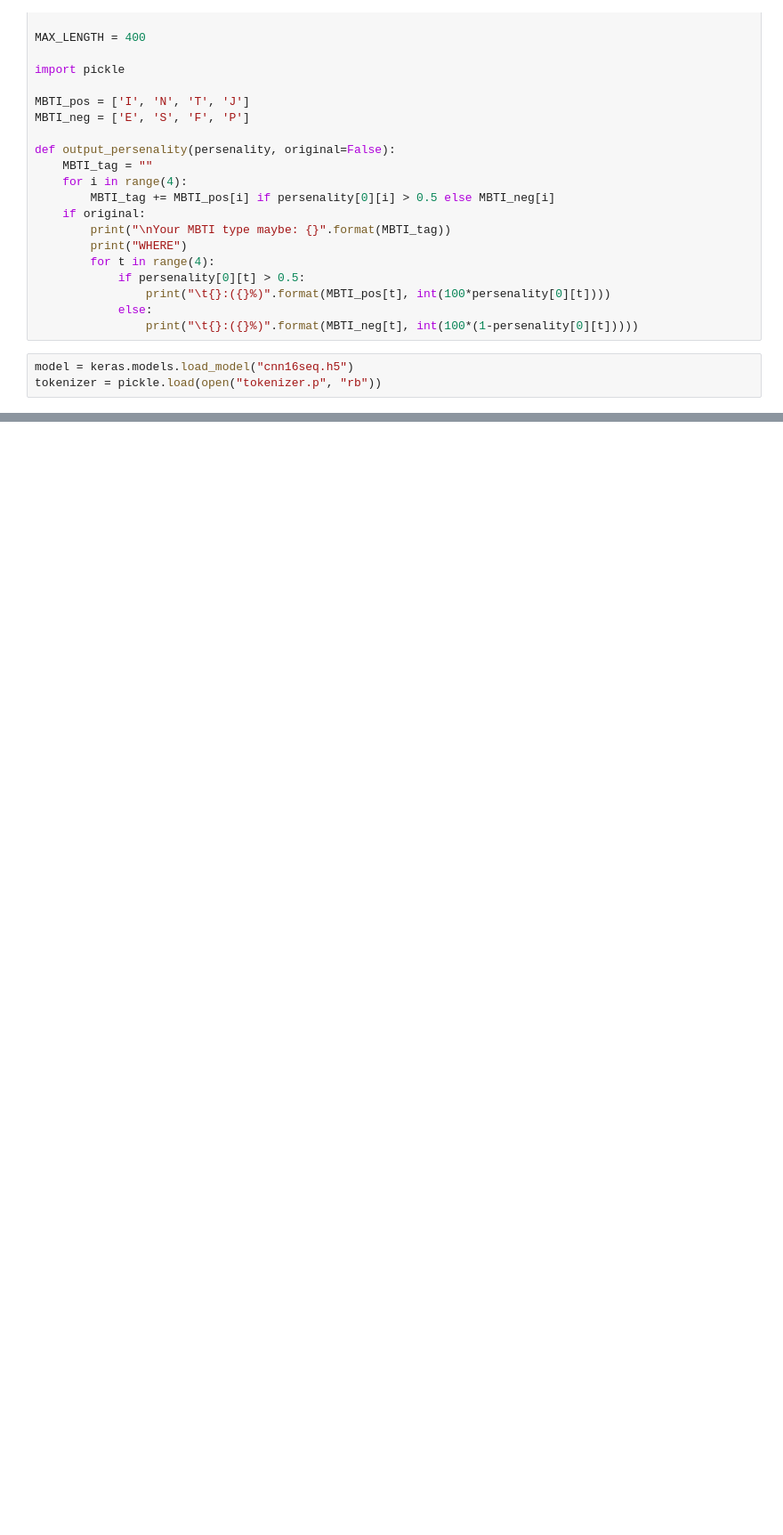
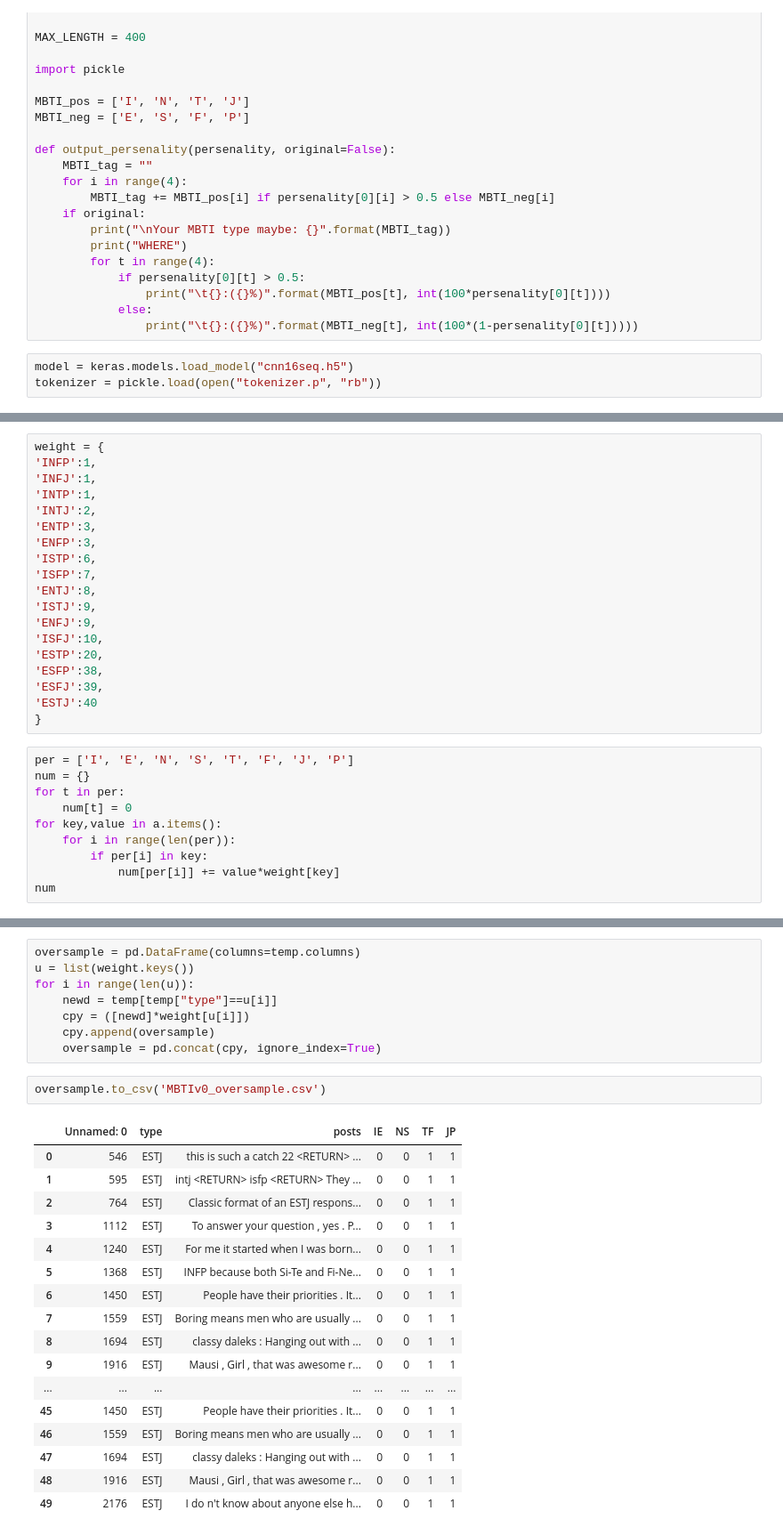
Before and after one commit to zhengzangw/MBTI-Type-Detector, a Jupyter notebook: demo.ipynb, the cells around one changed output, grey strips where cells are left out. Shown: that part at 89% size. Cells and saved outputs as stored; diff of their text form; blank space fills up the shorter version.

```diff
--- a/demo.ipynb
+++ b/demo.ipynb
@@ -187,0 +152,29 @@ for i in df['type'].unique():
+# %%
+weight = {
+'INFP':1,
+'INFJ':1,
+'INTP':1,
+'INTJ':2,
+'ENTP':3,
+'ENFP':3,
+'ISTP':6,
+'ISFP':7,
+'ENTJ':8,
+'ISTJ':9,
+'ENFJ':9,
+'ISFJ':10,
+'ESTP':20,
+'ESFP':38,
+'ESFJ':39,
+'ESTJ':40
+}
+# %%
+per = ['I', 'E', 'N', 'S', 'T', 'F', 'J', 'P']
+num = {}
+for t in per:
+    num[t] = 0
+for key,value in a.items():
+    for i in range(len(per)):
+        if per[i] in key:
+            num[per[i]] += value*weight[key]
+num
@@ -187,0 +190,28 @@ for i in df['type'].unique():
+# %%
+oversample = pd.DataFrame(columns=temp.columns)
+u = list(weight.keys())
+for i in range(len(u)):
+    newd = temp[temp["type"]==u[i]]
+    cpy = ([newd]*weight[u[i]])
+    cpy.append(oversample)
+    oversample = pd.concat(cpy, ignore_index=True)
+# %%
+oversample.to_csv('MBTIv0_oversample.csv')
+# %% [output]
+|  | Unnamed: 0 | type | posts | IE | NS | TF | JP |
+| 0 | 546 | ESTJ | this is such a catch 22 <RETURN> ... | 0 | 0 | 1 | 1 |
+| 1 | 595 | ESTJ | intj <RETURN> isfp <RETURN> They ... | 0 | 0 | 1 | 1 |
+| 2 | 764 | ESTJ | Classic format of an ESTJ respons... | 0 | 0 | 1 | 1 |
+| 3 | 1112 | ESTJ | To answer your question , yes . P... | 0 | 0 | 1 | 1 |
+| 4 | 1240 | ESTJ | For me it started when I was born... | 0 | 0 | 1 | 1 |
+| 5 | 1368 | ESTJ | INFP because both Si-Te and Fi-Ne... | 0 | 0 | 1 | 1 |
+| 6 | 1450 | ESTJ | People have their priorities . It... | 0 | 0 | 1 | 1 |
+| 7 | 1559 | ESTJ | Boring means men who are usually ... | 0 | 0 | 1 | 1 |
+| 8 | 1694 | ESTJ | classy daleks : Hanging out with ... | 0 | 0 | 1 | 1 |
+| 9 | 1916 | ESTJ | Mausi , Girl , that was awesome r... | 0 | 0 | 1 | 1 |
+| ... | ... | ... | ... | ... | ... | ... | ... |
+| 45 | 1450 | ESTJ | People have their priorities . It... | 0 | 0 | 1 | 1 |
+| 46 | 1559 | ESTJ | Boring means men who are usually ... | 0 | 0 | 1 | 1 |
+| 47 | 1694 | ESTJ | classy daleks : Hanging out with ... | 0 | 0 | 1 | 1 |
+| 48 | 1916 | ESTJ | Mausi , Girl , that was awesome r... | 0 | 0 | 1 | 1 |
+| 49 | 2176 | ESTJ | I do n't know about anyone else h... | 0 | 0 | 1 | 1 |
```
Also changed, not shown: parts of 11 cells of this notebook, 2 other files.
